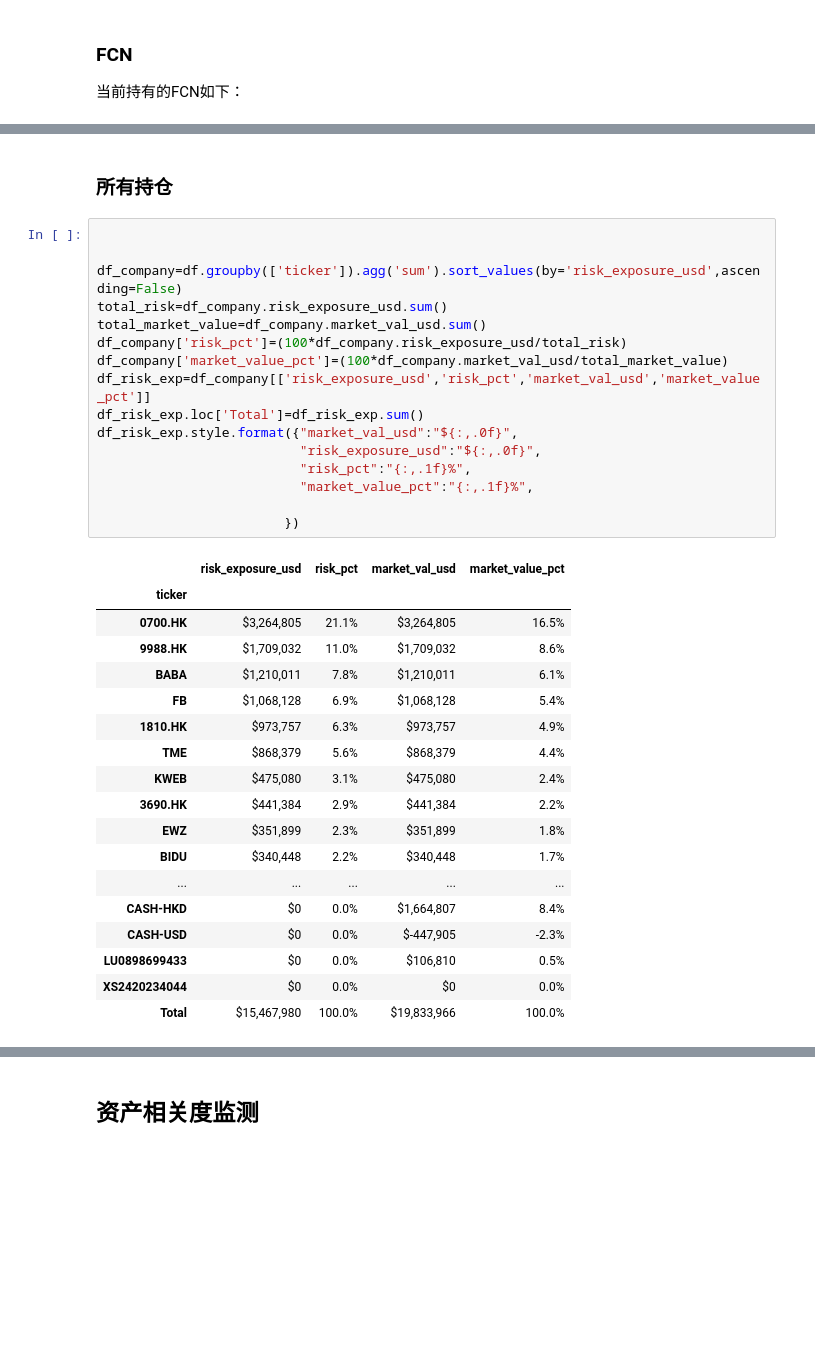
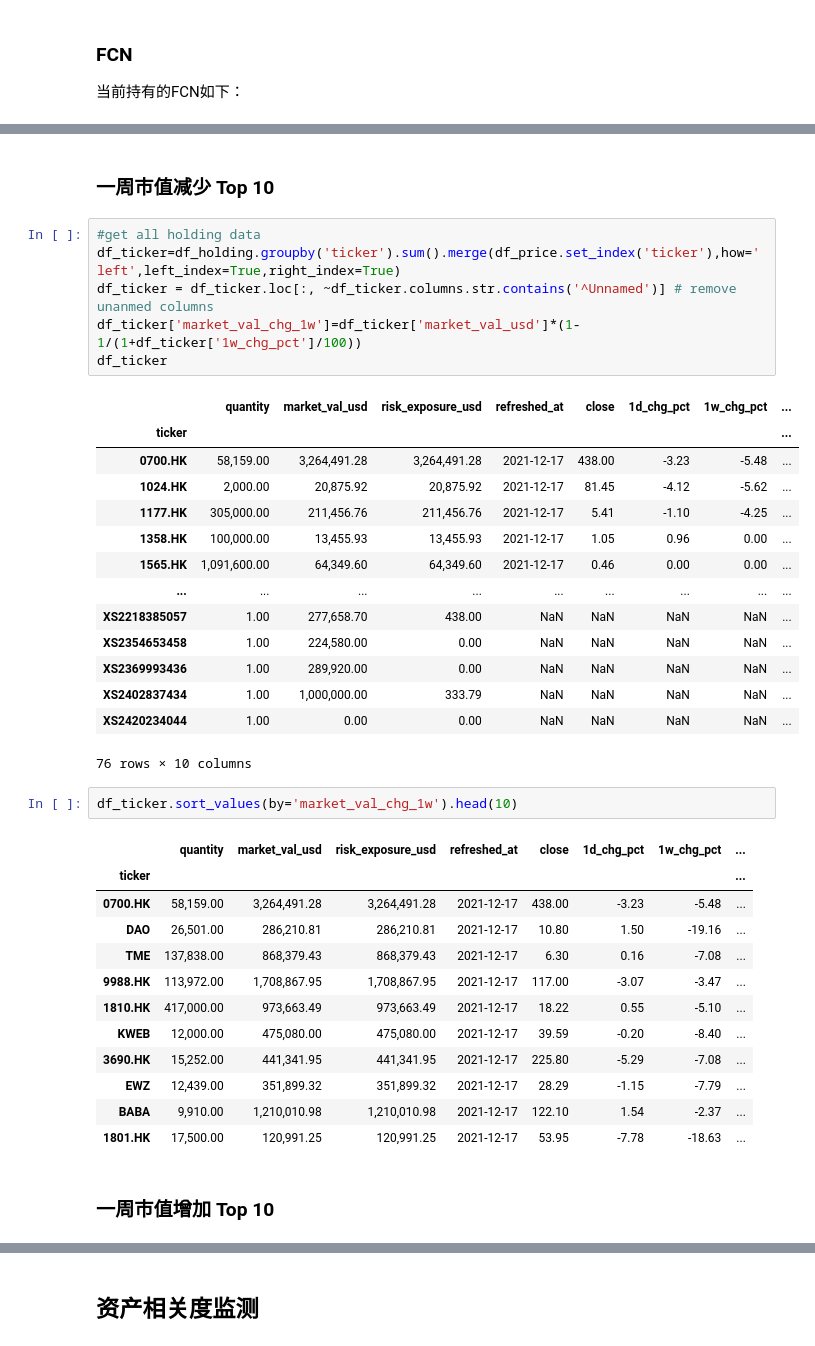
Before and after one commit to koalainfotech/skydog, a Jupyter notebook: notebooks/Skydog Portfolio Report.ipynb, the cells around one changed output, grey strips where cells are left out. Saved outputs shown, nothing was run; the diff lists cells and outputs as text; blank space fills up the shorter version.

```diff
--- a/notebooks/Skydog Portfolio Report.ipynb
+++ b/notebooks/Skydog Portfolio Report.ipynb
@@ -149,40 +151,43 @@ df_fcn.style.format({"market_val_usd":"${:,.0f}",
 | 80 | GS FCN C 57.0872 X 21.2080 17 DEC... | $289,920 |
 | 81 | JPM FCN FB 276.3150 17 MAR 2022 | $1,000,000 |
 | 82 | C FCN QQQ 343.0946 SPY 410.0232 2... | $nan |
-# %% [markdown]
-### 所有持仓
-# %%
-
-
-df_company=df.groupby(['ticker']).agg('sum').sort_values(by='risk_exposure_usd',ascending=False)
-total_risk=df_company.risk_exposure_usd.sum()
-total_market_value=df_company.market_val_usd.sum()
-df_company['risk_pct']=(100*df_company.risk_exposure_usd/total_risk)
-df_company['market_value_pct']=(100*df_company.market_val_usd/total_market_value)
-df_risk_exp=df_company[['risk_exposure_usd','risk_pct','market_val_usd','market_value_pct']]
-df_risk_exp.loc['Total']=df_risk_exp.sum()
-df_risk_exp.style.format({"market_val_usd":"${:,.0f}",
-                          "risk_exposure_usd":"${:,.0f}",
-                          "risk_pct":"{:,.1f}%",
-                          "market_value_pct":"{:,.1f}%",
-
-                        })
-# %% [output]
-|  | risk_exposure_usd | risk_pct | market_val_usd | market_value_pct |
-| ticker |  |  |  |  |
-| 0700.HK | $3,264,805 | 21.1% | $3,264,805 | 16.5% |
-| 9988.HK | $1,709,032 | 11.0% | $1,709,032 | 8.6% |
-| BABA | $1,210,011 | 7.8% | $1,210,011 | 6.1% |
-| FB | $1,068,128 | 6.9% | $1,068,128 | 5.4% |
-| 1810.HK | $973,757 | 6.3% | $973,757 | 4.9% |
-| TME | $868,379 | 5.6% | $868,379 | 4.4% |
-| KWEB | $475,080 | 3.1% | $475,080 | 2.4% |
-| 3690.HK | $441,384 | 2.9% | $441,384 | 2.2% |
-| EWZ | $351,899 | 2.3% | $351,899 | 1.8% |
-| BIDU | $340,448 | 2.2% | $340,448 | 1.7% |
-| ... | ... | ... | ... | ... |
-| CASH-HKD | $0 | 0.0% | $1,664,807 | 8.4% |
-| CASH-USD | $0 | 0.0% | $-447,905 | -2.3% |
-| LU0898699433 | $0 | 0.0% | $106,810 | 0.5% |
-| XS2420234044 | $0 | 0.0% | $0 | 0.0% |
-| Total | $15,467,980 | 100.0% | $19,833,966 | 100.0% |
+# %% [markdown]
+### 一周市值减少 Top 10
+# %%
+#get all holding data
+df_ticker=df_holding.groupby('ticker').sum().merge(df_price.set_index('ticker'),how='left',left_index=True,right_index=True)
+df_ticker = df_ticker.loc[:, ~df_ticker.columns.str.contains('^Unnamed')] # remove unanmed columns
+df_ticker['market_val_chg_1w']=df_ticker['market_val_usd']*(1-1/(1+df_ticker['1w_chg_pct']/100))
+df_ticker
+# %% [output]
+|  | quantity | market_val_usd | risk_exposure_usd | refreshed_at | close | 1d_chg_pct | 1w_chg_pct | ... |
+| ticker |  |  |  |  |  |  |  | ... |
+| 0700.HK | 58,159.00 | 3,264,491.28 | 3,264,491.28 | 2021-12-17 | 438.00 | -3.23 | -5.48 | ... |
+| 1024.HK | 2,000.00 | 20,875.92 | 20,875.92 | 2021-12-17 | 81.45 | -4.12 | -5.62 | ... |
+| 1177.HK | 305,000.00 | 211,456.76 | 211,456.76 | 2021-12-17 | 5.41 | -1.10 | -4.25 | ... |
+| 1358.HK | 100,000.00 | 13,455.93 | 13,455.93 | 2021-12-17 | 1.05 | 0.96 | 0.00 | ... |
+| 1565.HK | 1,091,600.00 | 64,349.60 | 64,349.60 | 2021-12-17 | 0.46 | 0.00 | 0.00 | ... |
+| ... | ... | ... | ... | ... | ... | ... | ... | ... |
+| XS2218385057 | 1.00 | 277,658.70 | 438.00 | NaN | NaN | NaN | NaN | ... |
+| XS2354653458 | 1.00 | 224,580.00 | 0.00 | NaN | NaN | NaN | NaN | ... |
+| XS2369993436 | 1.00 | 289,920.00 | 0.00 | NaN | NaN | NaN | NaN | ... |
+| XS2402837434 | 1.00 | 1,000,000.00 | 333.79 | NaN | NaN | NaN | NaN | ... |
+| XS2420234044 | 1.00 | 0.00 | 0.00 | NaN | NaN | NaN | NaN | ... |
+76 rows × 10 columns
+# %%
+df_ticker.sort_values(by='market_val_chg_1w').head(10)
+# %% [output]
+|  | quantity | market_val_usd | risk_exposure_usd | refreshed_at | close | 1d_chg_pct | 1w_chg_pct | ... |
+| ticker |  |  |  |  |  |  |  | ... |
+| 0700.HK | 58,159.00 | 3,264,491.28 | 3,264,491.28 | 2021-12-17 | 438.00 | -3.23 | -5.48 | ... |
+| DAO | 26,501.00 | 286,210.81 | 286,210.81 | 2021-12-17 | 10.80 | 1.50 | -19.16 | ... |
+| TME | 137,838.00 | 868,379.43 | 868,379.43 | 2021-12-17 | 6.30 | 0.16 | -7.08 | ... |
+| 9988.HK | 113,972.00 | 1,708,867.95 | 1,708,867.95 | 2021-12-17 | 117.00 | -3.07 | -3.47 | ... |
+| 1810.HK | 417,000.00 | 973,663.49 | 973,663.49 | 2021-12-17 | 18.22 | 0.55 | -5.10 | ... |
+| KWEB | 12,000.00 | 475,080.00 | 475,080.00 | 2021-12-17 | 39.59 | -0.20 | -8.40 | ... |
+| 3690.HK | 15,252.00 | 441,341.95 | 441,341.95 | 2021-12-17 | 225.80 | -5.29 | -7.08 | ... |
+| EWZ | 12,439.00 | 351,899.32 | 351,899.32 | 2021-12-17 | 28.29 | -1.15 | -7.79 | ... |
+| BABA | 9,910.00 | 1,210,010.98 | 1,210,010.98 | 2021-12-17 | 122.10 | 1.54 | -2.37 | ... |
+| 1801.HK | 17,500.00 | 120,991.25 | 120,991.25 | 2021-12-17 | 53.95 | -7.78 | -18.63 | ... |
+# %% [markdown]
+### 一周市值增加 Top 10
```
Also changed, not shown: parts of 11 cells of this notebook, 3 other files.
